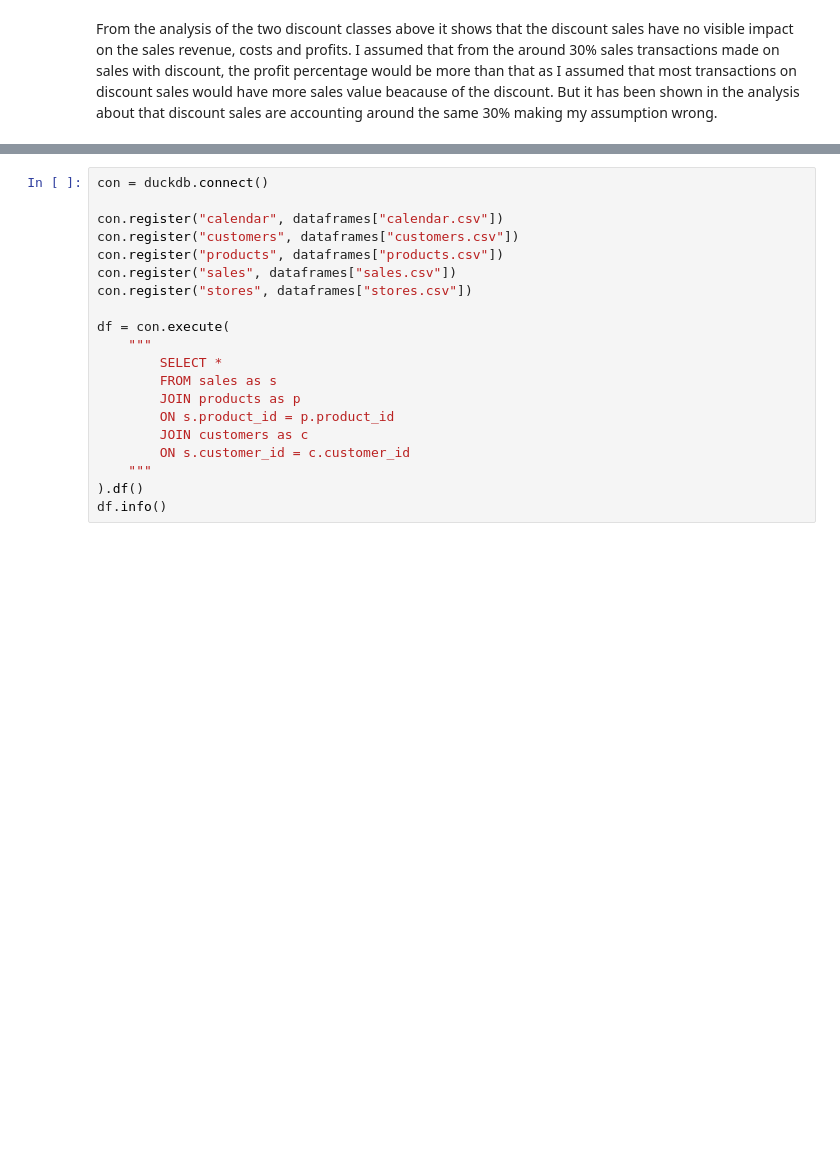
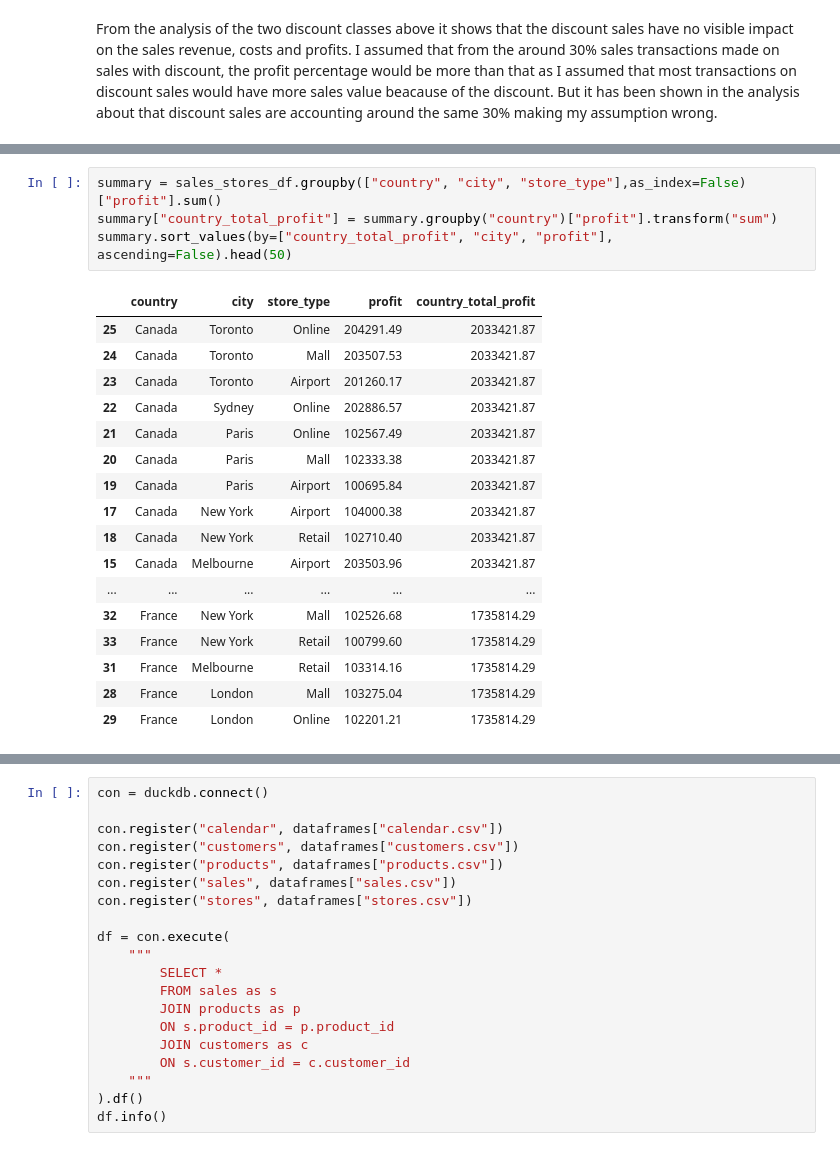
Before and after one commit to GeorgeFrezerMakina/Data-Analysis-Portifolio, a Jupyter notebook: chocolate-sales-analysis/chocolate-sales-analysis.ipynb, the cells around one changed output, grey strips where cells are left out. Saved outputs shown, nothing was run; the diff lists cells and outputs as text; blank space fills up the shorter version.

```diff
--- a/chocolate-sales-analysis/chocolate-sales-analysis.ipynb
+++ b/chocolate-sales-analysis/chocolate-sales-analysis.ipynb
@@ -291,0 +234,22 @@ From the analysis of the two discount classes above it shows that the discount s
+# %%
+summary = sales_stores_df.groupby(["country", "city", "store_type"],as_index=False)["profit"].sum()
+summary["country_total_profit"] = summary.groupby("country")["profit"].transform("sum")
+summary.sort_values(by=["country_total_profit", "city", "profit"], ascending=False).head(50)
+# %% [output]
+|  | country | city | store_type | profit | country_total_profit |
+| 25 | Canada | Toronto | Online | 204291.49 | 2033421.87 |
+| 24 | Canada | Toronto | Mall | 203507.53 | 2033421.87 |
+| 23 | Canada | Toronto | Airport | 201260.17 | 2033421.87 |
+| 22 | Canada | Sydney | Online | 202886.57 | 2033421.87 |
+| 21 | Canada | Paris | Online | 102567.49 | 2033421.87 |
+| 20 | Canada | Paris | Mall | 102333.38 | 2033421.87 |
+| 19 | Canada | Paris | Airport | 100695.84 | 2033421.87 |
+| 17 | Canada | New York | Airport | 104000.38 | 2033421.87 |
+| 18 | Canada | New York | Retail | 102710.40 | 2033421.87 |
+| 15 | Canada | Melbourne | Airport | 203503.96 | 2033421.87 |
+| ... | ... | ... | ... | ... | ... |
+| 32 | France | New York | Mall | 102526.68 | 1735814.29 |
+| 33 | France | New York | Retail | 100799.60 | 1735814.29 |
+| 31 | France | Melbourne | Retail | 103314.16 | 1735814.29 |
+| 28 | France | London | Mall | 103275.04 | 1735814.29 |
+| 29 | France | London | Online | 102201.21 | 1735814.29 |
```
Also changed, not shown: parts of 14 cells of this notebook, 1 other file.
